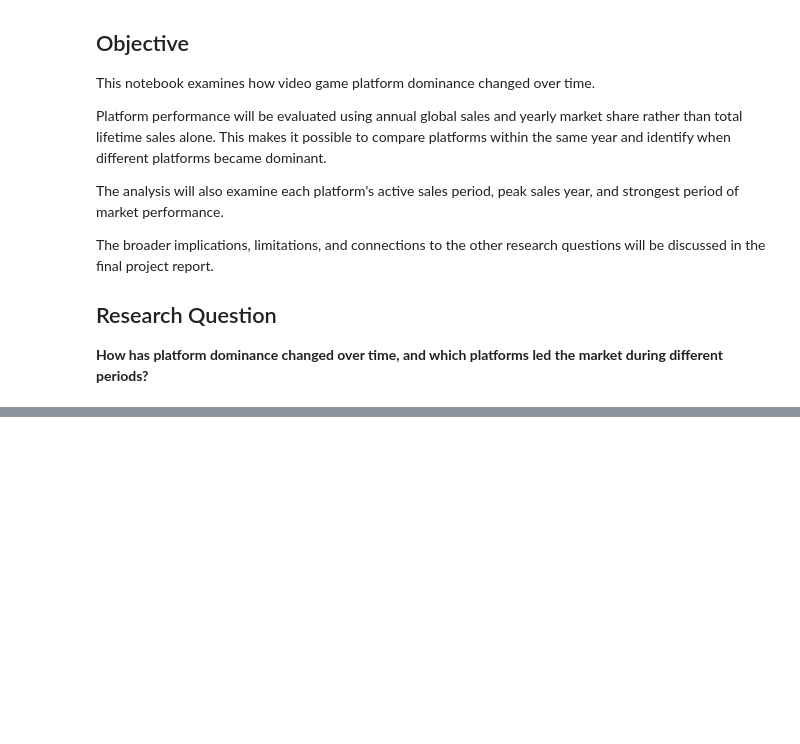
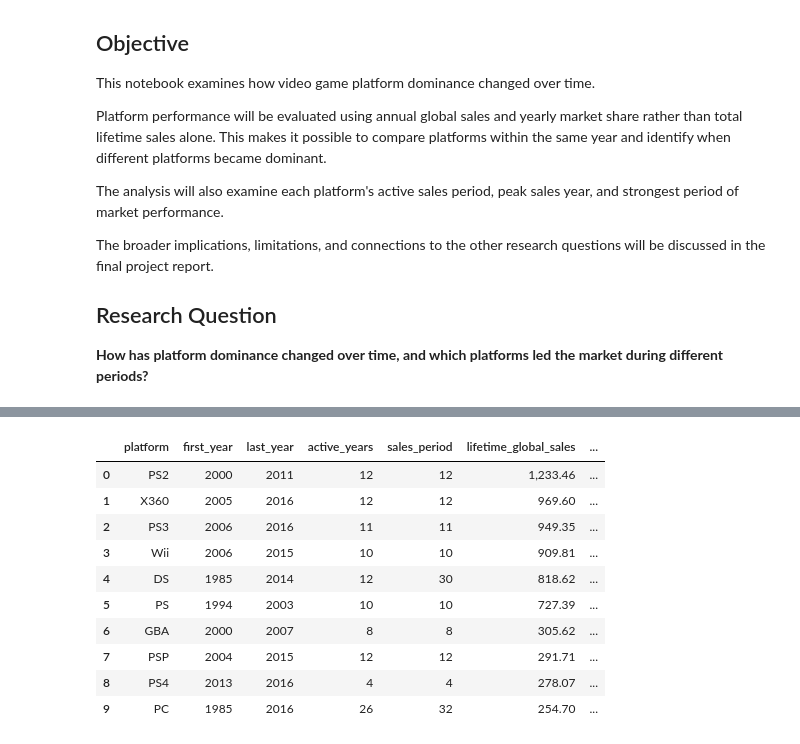
Before and after one commit to tylernsocial/data-analysis-on-the-videogame-industry, a Jupyter notebook: notebooks/research_questions_and_modeling/05_platform_dominance_over_time.ipynb, the cells around one changed output, grey strips where cells are left out. Saved outputs shown, nothing was run; the diff lists cells and outputs as text; code cells hidden in the pictures; blank space fills up the shorter version.

```diff
--- a/notebooks/research_questions_and_modeling/05_platform_dominance_over_time.ipynb
+++ b/notebooks/research_questions_and_modeling/05_platform_dominance_over_time.ipynb
@@ -51,0 +201,16 @@ Dataset shape: (16287, 19)
+# %%
+platform_peak_years = (
+    platform_year_sales.loc[
+        platform_year_sales.groupby("platform")["global_sales"].idxmax()
+    ]
+    .rename(
+        columns={
+            "year": "peak_year",
+            "global_sales": "peak_year_sales",
+            "game_count": "peak_year_game_count"
+        }
+    )
+    .reset_index(drop=True)
+)
+
+platform_peak_years.head()
@@ -51,0 +224,35 @@ Dataset shape: (16287, 19)
+# %%
+platform_summary = platform_lifecycle.merge(
+    platform_peak_years,
+    on="platform",
+    how="left"
+)
+
+platform_summary = platform_summary[
+    [
+        "platform",
+        "first_year",
+        "last_year",
+        "active_years",
+        "sales_period",
+        "lifetime_global_sales",
+        "average_annual_sales",
+        "peak_year",
+        "peak_year_sales",
+        "peak_year_game_count"
+    ]
+]
+
+platform_summary.head(10)
+# %% [output]
+|  | platform | first_year | last_year | active_years | sales_period | lifetime_global_sales | ... |
+| 0 | PS2 | 2000 | 2011 | 12 | 12 | 1,233.46 | ... |
+| 1 | X360 | 2005 | 2016 | 12 | 12 | 969.60 | ... |
+| 2 | PS3 | 2006 | 2016 | 11 | 11 | 949.35 | ... |
+| 3 | Wii | 2006 | 2015 | 10 | 10 | 909.81 | ... |
+| 4 | DS | 1985 | 2014 | 12 | 30 | 818.62 | ... |
+| 5 | PS | 1994 | 2003 | 10 | 10 | 727.39 | ... |
+| 6 | GBA | 2000 | 2007 | 8 | 8 | 305.62 | ... |
+| 7 | PSP | 2004 | 2015 | 12 | 12 | 291.71 | ... |
+| 8 | PS4 | 2013 | 2016 | 4 | 4 | 278.07 | ... |
+| 9 | PC | 1985 | 2016 | 26 | 32 | 254.70 | ... |
```
Also changed, not shown: parts of 7 cells of this notebook.
